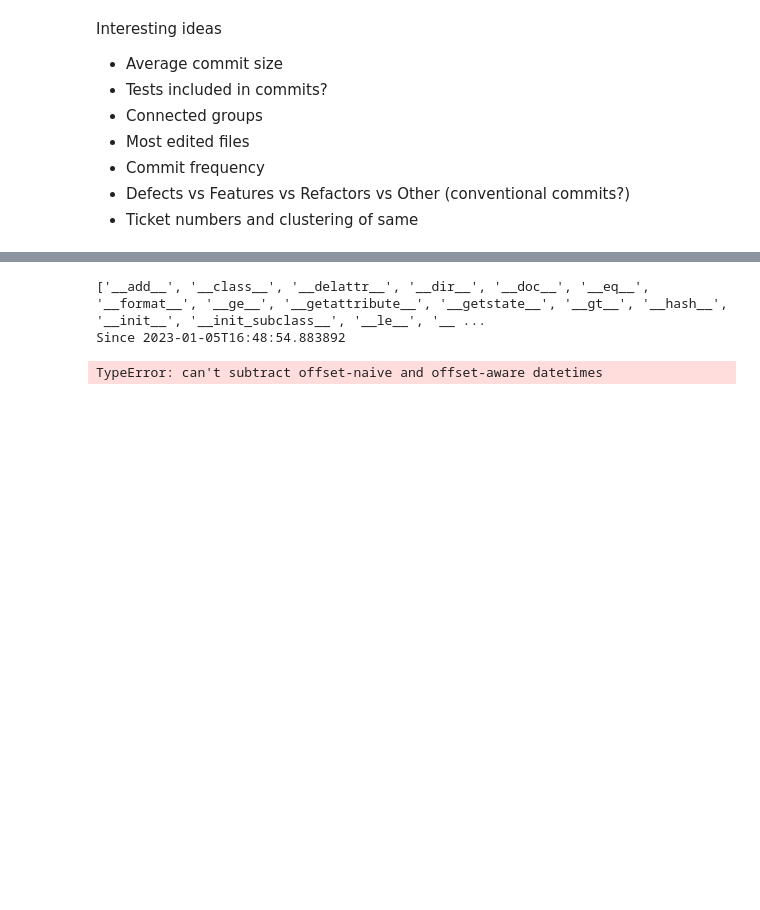
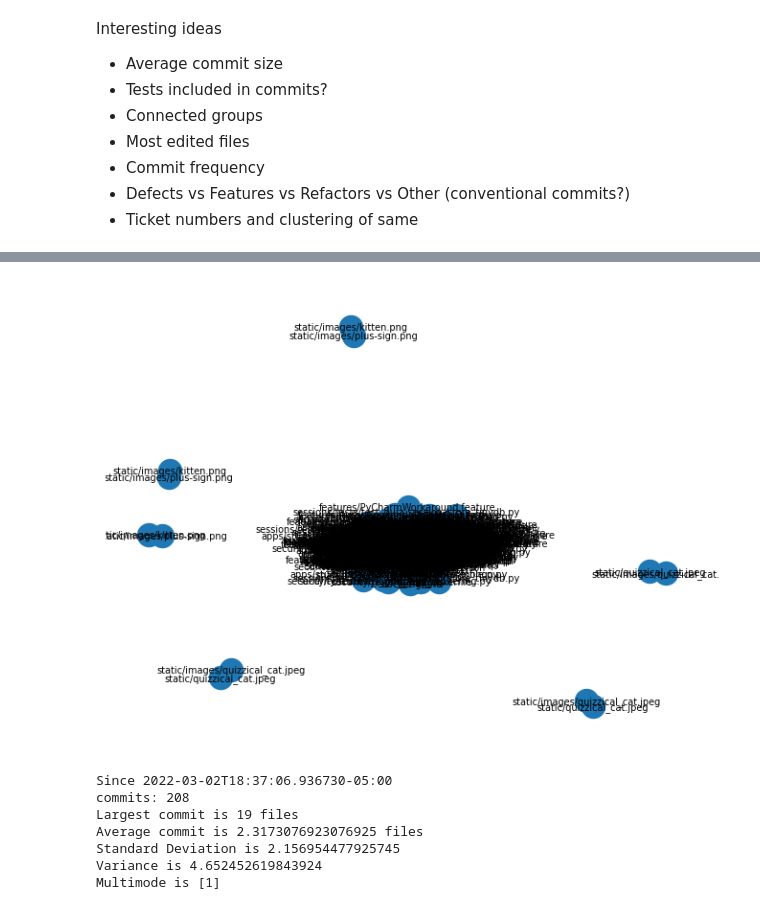
Before and after one commit to tottinge/gitminer-jupyter, a Jupyter notebook: RepoGraphs.ipynb, the cells around one changed output, grey strips where cells are left out. Cells and saved outputs as stored; diff of their text form; code cells hidden in the pictures; blank space fills up the shorter version.

Commit message:
fix: added scipy requirement, fixed date handling

```diff
--- a/RepoGraphs.ipynb
+++ b/RepoGraphs.ipynb
@@ -153,18 +142,38 @@ Multimode is [1]
+# %%
+# Maybe a digraph is wise?
+repo = Repo("../quizzology")
+repo_multigraph = nx.MultiGraph()
+for commit in repo.iter_commits():
+    for (left,right) in combinations(commit.stats.files,2):
+        repo_multigraph.add_edge(left,right)
+# %%
+number = 122
+for topic in nx.connected_components(repo_multigraph):
+    number += 1
+    nx.draw(repo_multigraph, **little_labels )
+# %% [output]
+[figure, added]
 # %%
 from datetime import datetime, timedelta
 first_date = commits[0][1]
-print(dir(first_date))
-now = datetime.today()
-print(f'Since {(now - timedelta(days=90)).isoformat()} ')
-past90 = [ count for (author,timestamp,count)
+now = datetime.today().astimezone()
+days = 400
+print(f'Since {(now - timedelta(days=days)).isoformat()} ')
+dataset = [count for (author,timestamp,count)
            in commits
-           if (now - timestamp).days < 91  ]
-print(f'Largest commit is {max(counters)} files')
-print(f'Average commit is {mean(counters)} files')
-print(f'Standard Deviation is {stdev(counters)}')
-print(f'Variance is {variance(counters)}')
-print(f'Multimode is {multimode(counters)}')
+           if (now - timestamp).days <= days  ]
+print(f'commits: {len(dataset)}')
+if dataset:
+    print(f'Largest commit is {max(dataset)} files')
+    print(f'Average commit is {mean(dataset)} files')
+    print(f'Standard Deviation is {stdev(dataset)}')
+    print(f'Variance is {variance(dataset)}')
+    print(f'Multimode is {multimode(dataset)}')
 # %% [output]
-['__add__', '__class__', '__delattr__', '__dir__', '__doc__', '__eq__', '__format__', '__ge__', '__getattribute__', '__getstate__', '__gt__', '__hash__', '__init__', '__init_subclass__', '__le__', '__ ...
-Since 2023-01-05T16:48:54.883892
+Since 2022-03-02T18:37:06.936730-05:00
+commits: 208
+Largest commit is 19 files
+Average commit is 2.3173076923076925 files
+Standard Deviation is 2.156954477925745
+Variance is 4.652452619843924
+Multimode is [1]
-TypeError: can't subtract offset-naive and offset-aware datetimes
```
Also changed, not shown: parts of 12 cells of this notebook, 1 other file.
